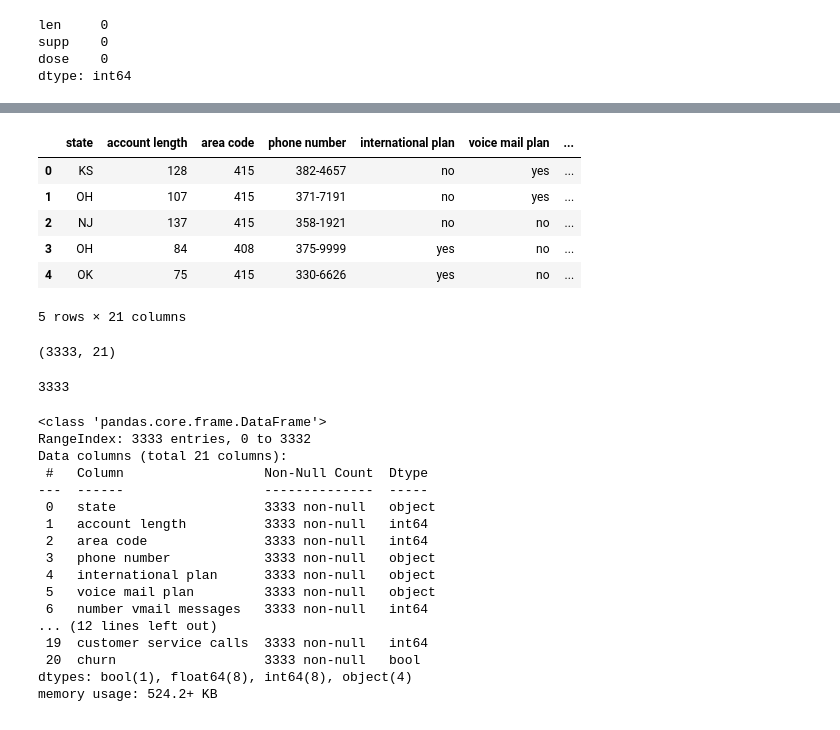
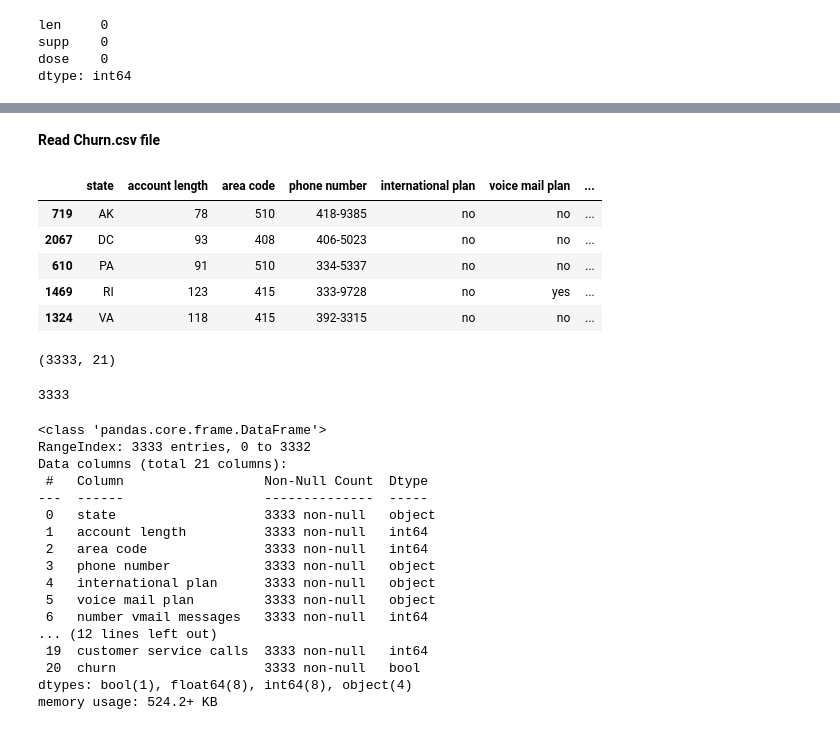
Before and after one commit to shekhar270779/Learn_ML, a Jupyter notebook: Learn_Pandas/pandas-01.ipynb, the cells around one changed output, grey strips where cells are left out. Cells and saved outputs as stored; diff of their text form; code cells hidden in the pictures.

```diff
--- a/Learn_Pandas/pandas-01.ipynb
+++ b/Learn_Pandas/pandas-01.ipynb
@@ -284,22 +182,25 @@ dtype: int32
-# %%
-churn_df = pd.read_csv(r'./Numpy_Datasets/churn.csv')
-churn_df.head()
-# %% [output]
-|  | state | account length | area code | phone number | international plan | voice mail plan | ... |
-| 0 | KS | 128 | 415 | 382-4657 | no | yes | ... |
-| 1 | OH | 107 | 415 | 371-7191 | no | yes | ... |
-| 2 | NJ | 137 | 415 | 358-1921 | no | no | ... |
-| 3 | OH | 84 | 408 | 375-9999 | yes | no | ... |
-| 4 | OK | 75 | 415 | 330-6626 | yes | no | ... |
-5 rows × 21 columns
-# %%
-churn_df.shape
-# %% [output]
-(3333, 21)
-# %%
-len(churn_df)
-# %% [output]
-3333
+# %% [markdown]
+**Read Churn.csv file**
+# %%
+churn_df = pd.read_csv('https://raw.githubusercontent.com/shekhar270779/Learn_ML/main/datasets/Churn.csv')
+churn_df.sample(5)
+# %% [output]
+|  | state | account length | area code | phone number | international plan | voice mail plan | ... |
+| 719 | AK | 78 | 510 | 418-9385 | no | no | ... |
+| 2067 | DC | 93 | 408 | 406-5023 | no | no | ... |
+| 610 | PA | 91 | 510 | 334-5337 | no | no | ... |
+| 1469 | RI | 123 | 415 | 333-9728 | no | yes | ... |
+| 1324 | VA | 118 | 415 | 392-3315 | no | no | ... |
+# %%
+# check no. of rows/cols
+churn_df.shape
+# %% [output]
+(3333, 21)
+# %%
+# no. of rows we can also get from len()
+len(churn_df)
+# %% [output]
+3333
 # %%
 churn_df.info()
 # %% [output]
```
Also changed, not shown: parts of 75 cells of this notebook.
